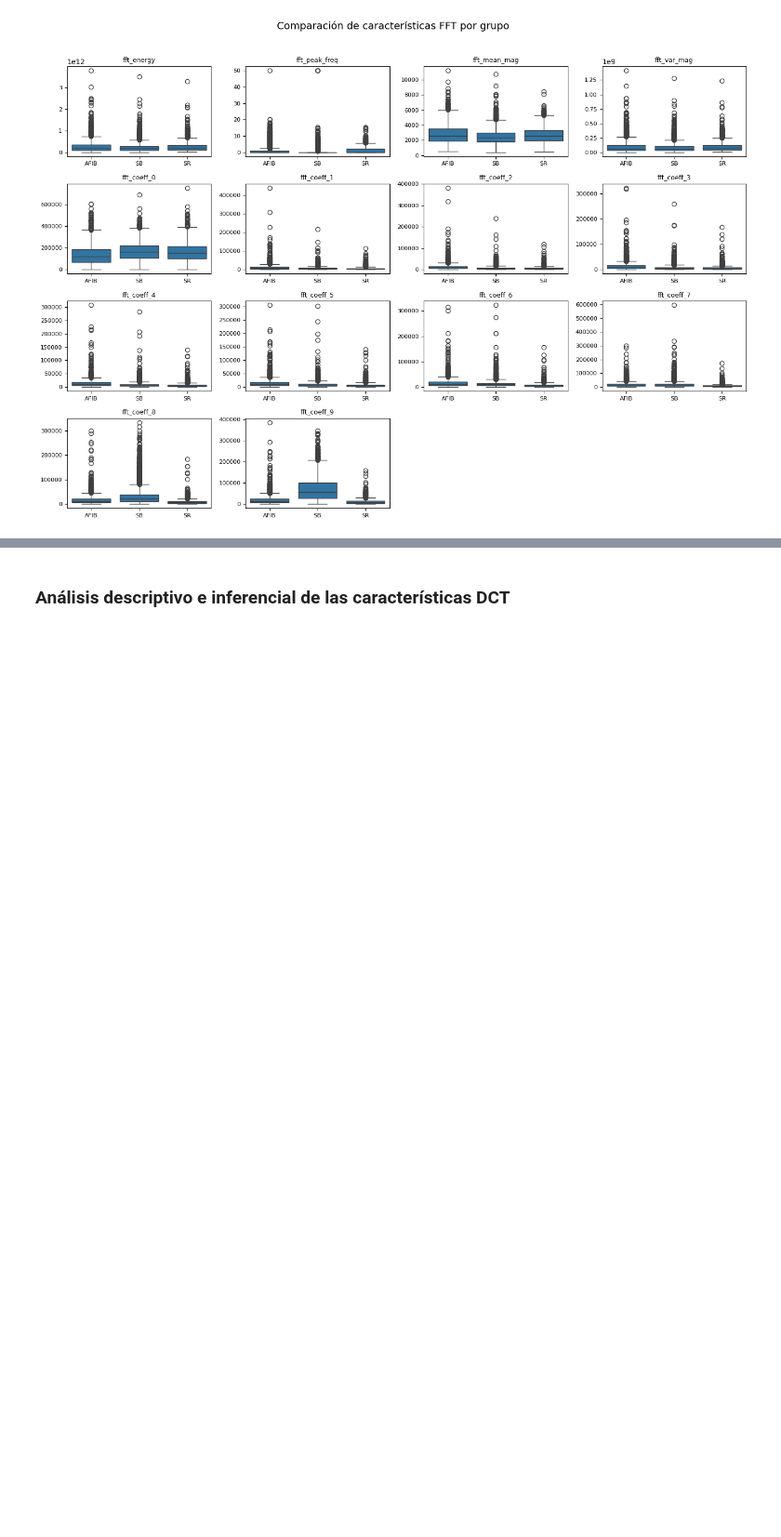
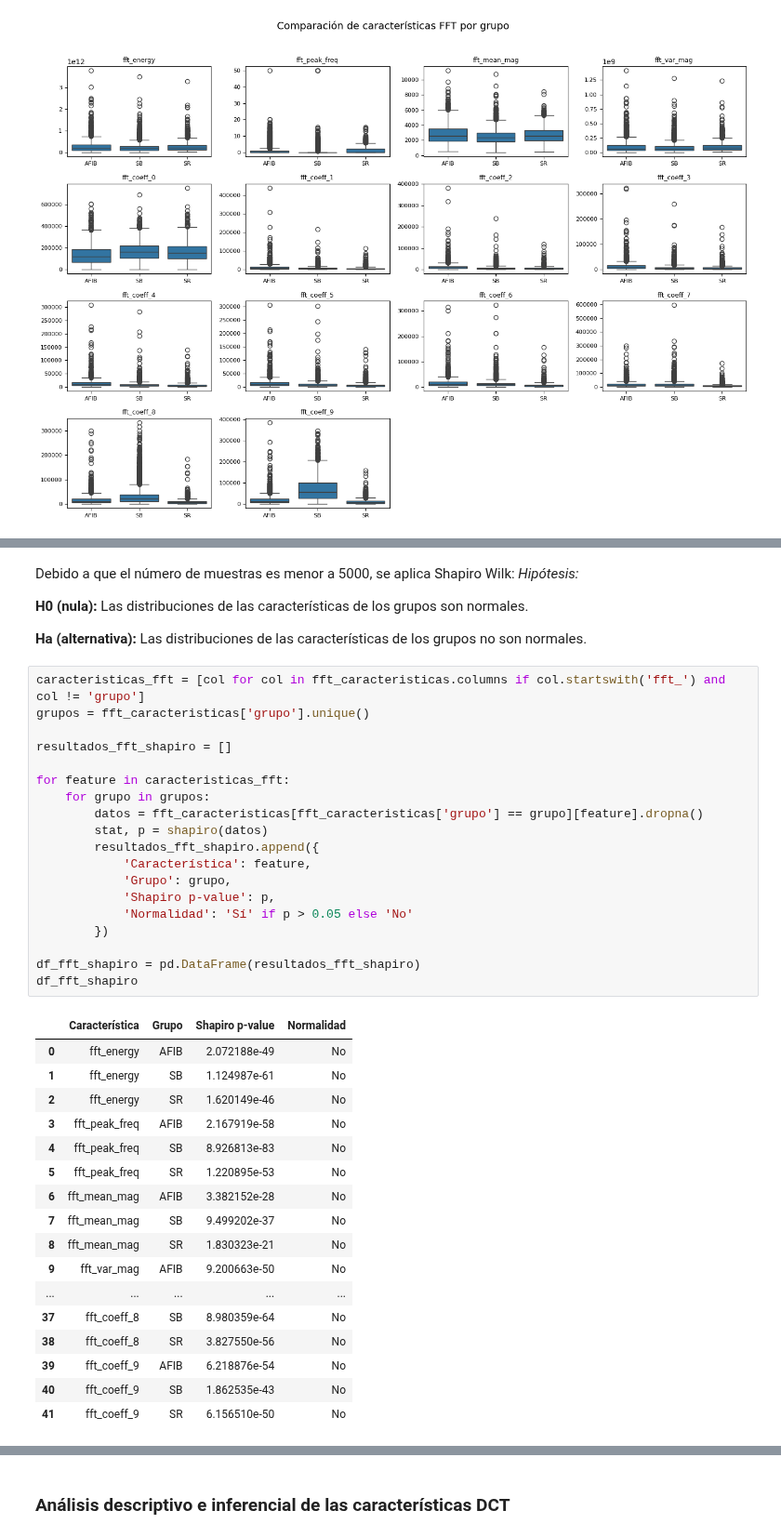
Before and after one commit to LisethTiria/Biosenales-2025-1, a Jupyter notebook: proyecto2_ecg_/proyecto2_script.ipynb, the cells around one changed output, grey strips where cells are left out. Shown at 93% size. Drawn from its saved outputs; the diff is of its cells as text; blank space fills up the shorter version.

```diff
--- a/proyecto2_ecg_/proyecto2_script.ipynb
+++ b/proyecto2_ecg_/proyecto2_script.ipynb
@@ -586,0 +627,44 @@ plt.show()
+# %% [markdown]
+Debido a que el número de muestras es menor a 5000, se aplica Shapiro Wilk:
+*Hipótesis:*
+
+**H0 (nula):** Las distribuciones de las características de los grupos son normales.
+
+**Ha (alternativa):** Las distribuciones de las características de los grupos no son normales.
+# %%
+caracteristicas_fft = [col for col in fft_caracteristicas.columns if col.startswith('fft_') and col != 'grupo']
+grupos = fft_caracteristicas['grupo'].unique()
+
+resultados_fft_shapiro = []
+
+for feature in caracteristicas_fft:
+    for grupo in grupos:
+        datos = fft_caracteristicas[fft_caracteristicas['grupo'] == grupo][feature].dropna()
+        stat, p = shapiro(datos)
+        resultados_fft_shapiro.append({
+            'Característica': feature,
+            'Grupo': grupo,
+            'Shapiro p-value': p,
+            'Normalidad': 'Sí' if p > 0.05 else 'No'
+        })
+
+df_fft_shapiro = pd.DataFrame(resultados_fft_shapiro)
+df_fft_shapiro
+# %% [output]
+|  | Característica | Grupo | Shapiro p-value | Normalidad |
+| 0 | fft_energy | AFIB | 2.072188e-49 | No |
+| 1 | fft_energy | SB | 1.124987e-61 | No |
+| 2 | fft_energy | SR | 1.620149e-46 | No |
+| 3 | fft_peak_freq | AFIB | 2.167919e-58 | No |
+| 4 | fft_peak_freq | SB | 8.926813e-83 | No |
+| 5 | fft_peak_freq | SR | 1.220895e-53 | No |
+| 6 | fft_mean_mag | AFIB | 3.382152e-28 | No |
+| 7 | fft_mean_mag | SB | 9.499202e-37 | No |
+| 8 | fft_mean_mag | SR | 1.830323e-21 | No |
+| 9 | fft_var_mag | AFIB | 9.200663e-50 | No |
+| ... | ... | ... | ... | ... |
+| 37 | fft_coeff_8 | SB | 8.980359e-64 | No |
+| 38 | fft_coeff_8 | SR | 3.827550e-56 | No |
+| 39 | fft_coeff_9 | AFIB | 6.218876e-54 | No |
+| 40 | fft_coeff_9 | SB | 1.862535e-43 | No |
+| 41 | fft_coeff_9 | SR | 6.156510e-50 | No |
```
Also changed, not shown: parts of 8 cells of this notebook.
